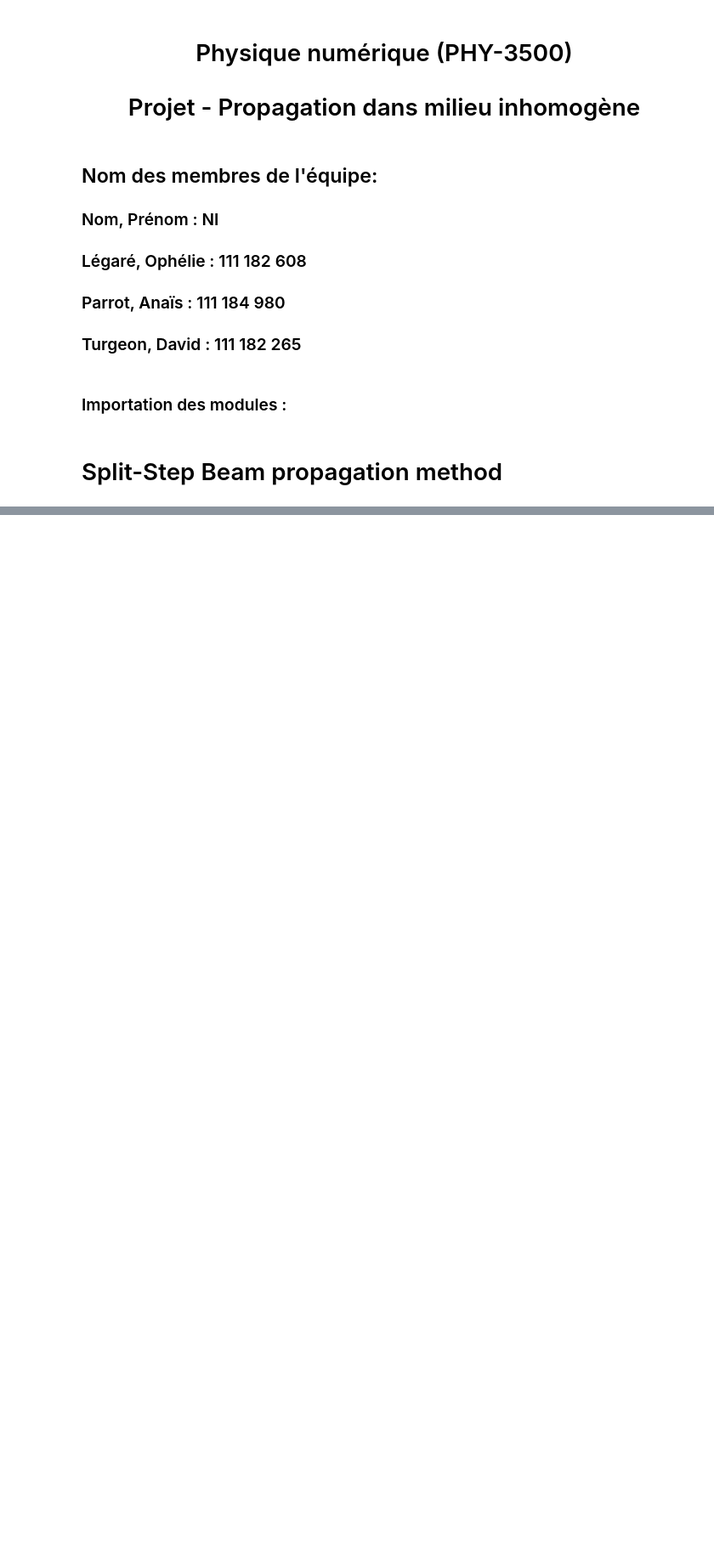
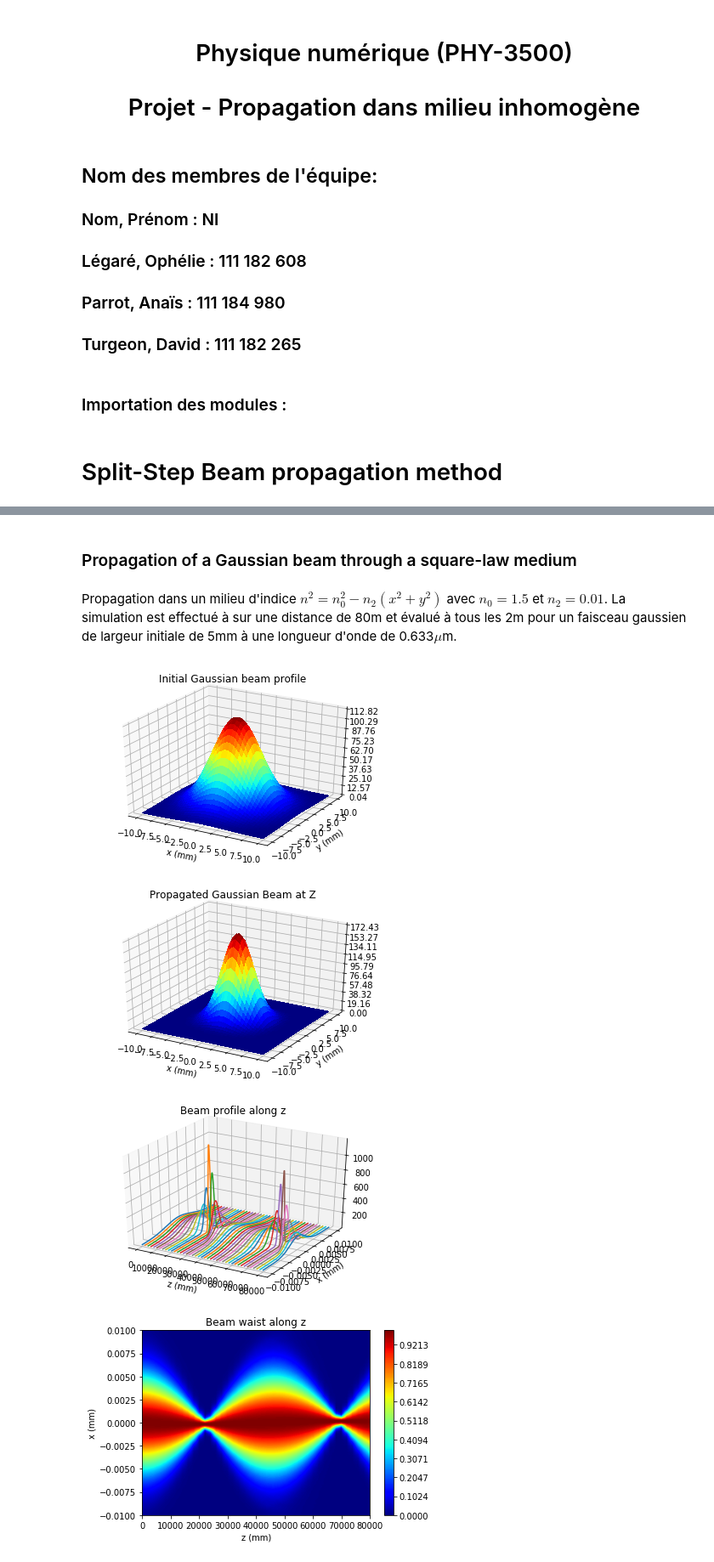
Before and after one commit to dvdturg/Phys_num, a Jupyter notebook: Travail long/TP_long_Legare_Parrot_Turgeon.ipynb, the cells around one changed output, grey strips where cells are left out. Shown at 85% size. Saved outputs shown, nothing was run; the diff lists cells and outputs as text; code cells hidden in the pictures; blank space fills up the shorter version.

Commit message:
2ième exemple de Split-step beam method

```diff
--- a/Travail long/TP_long_Legare_Parrot_Turgeon.ipynb
+++ b/Travail long/TP_long_Legare_Parrot_Turgeon.ipynb
@@ -136,0 +131,4 @@ plt.show()
+# %% [markdown]
+### Propagation of a Gaussian beam through a square-law medium
+# %% [markdown]
+Propagation dans un milieu d'indice $n^2 = n_0^2 - n_2(x^2+y^2)$ avec $n_0 = 1.5$ et $n_2 = 0.01$. La simulation est effectué à sur une distance de 80m et évalué à tous les 2m pour un faisceau gaussien de largeur initiale de 5mm à une longueur d'onde de 0.633$\mu$m.
@@ -136,0 +143,11 @@ plt.show()
+# %%
+n0 = 1.5
+n2 = 0.01
+N = 255 # Samplig number
+L = 20e-3 # Length of back round
+Ld = 0.633e-6/n0  # Wavelength
+k0 = 2*np.pi/Ld # wavenumber
+w0 = 5e-3 # Gaussian beam waist
+dz = 2000e-3
+Z = 80000e-3
+dx = L/N
@@ -136,0 +195,55 @@ plt.show()
+# %%
+fig = plt.figure()
+ax = fig.gca(projection='3d')
+surf = ax.plot_surface(X, Y, abs(Gau_ini), cmap=cm.jet,
+                       linewidth=0, antialiased=False)
+
+# Customize the z axis.
+ax.set_xlabel("x (mm)")
+ax.set_ylabel('y (mm)')
+ax.set_title("Initial Gaussian beam profile")
+ax.zaxis.set_major_locator(LinearLocator(10))
+ax.zaxis.set_major_formatter(FormatStrFormatter('%.02f'))
+plt.show()
+
+
+fig = plt.figure()
+ax = fig.gca(projection='3d')
+surf = ax.plot_surface(X, Y, abs(Gau), cmap=cm.jet,
+                       linewidth=0, antialiased=False)
+ax.set_xlabel("x (mm)")
+ax.set_ylabel('y (mm)')
+ax.set_title("Propagated Gaussian Beam at Z")
+ax.zaxis.set_major_locator(LinearLocator(10))
+ax.zaxis.set_major_formatter(FormatStrFormatter('%.02f'))
+plt.show()
+
+
+fig = plt.figure()
+ax = fig.add_subplot(111,projection='3d')
+for i in range(nl):
+    ax.plot(z[i]*np.ones(len(x)),  abs(Gau_pro[:,i]) ,x, zdir='y')
+ax.set_xlabel('z (mm)')
+ax.set_ylabel('x (mm)')
+ax.set_title("Beam profile along z")
+plt.show()
+
+
+
+fig,ax = plt.subplots()
+A = np.zeros(nl)
+for i in range(nl):
+    A[i] = 1/max(abs(Gau_pro[:,i]))
+B = np.diag(A)
+N_Gau_pro = np.dot(abs(Gau_pro),B)
+im = ax.contourf(z,x,N_Gau_pro,np.linspace(0,np.amax(abs(N_Gau_pro)),N),cmap = "jet")
+ax.set_xlabel("z (mm)")
+ax.set_ylabel("x (mm)")
+ax.set_title("Beam waist along z")
+fig.colorbar(im, ax=ax)
+plt.show()
+# %% [output]
+[figure, added]
+[figure, added]
+[figure, added]
+[figure, added]
```
Also changed, not shown: parts of 6 cells of this notebook.
